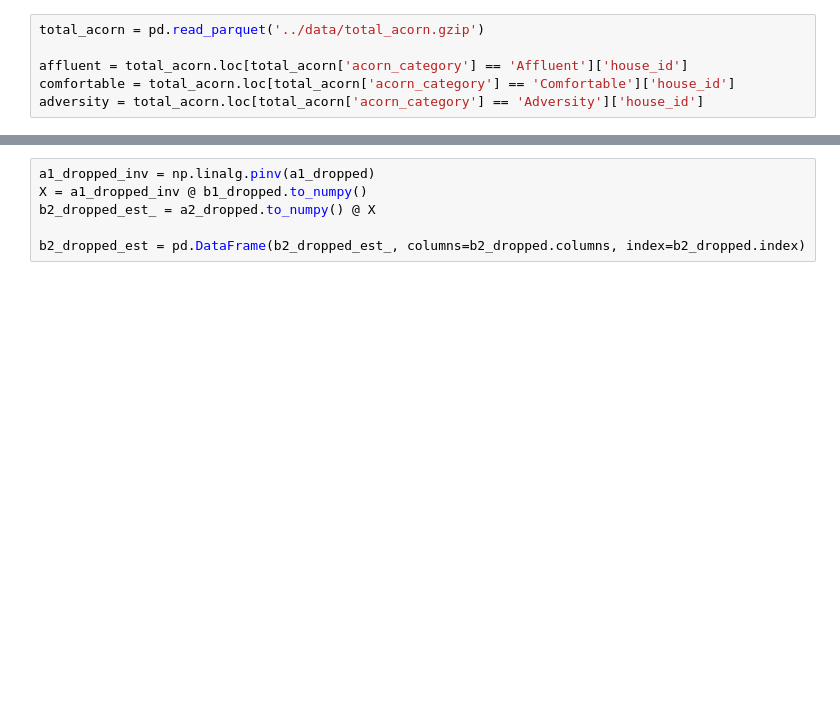
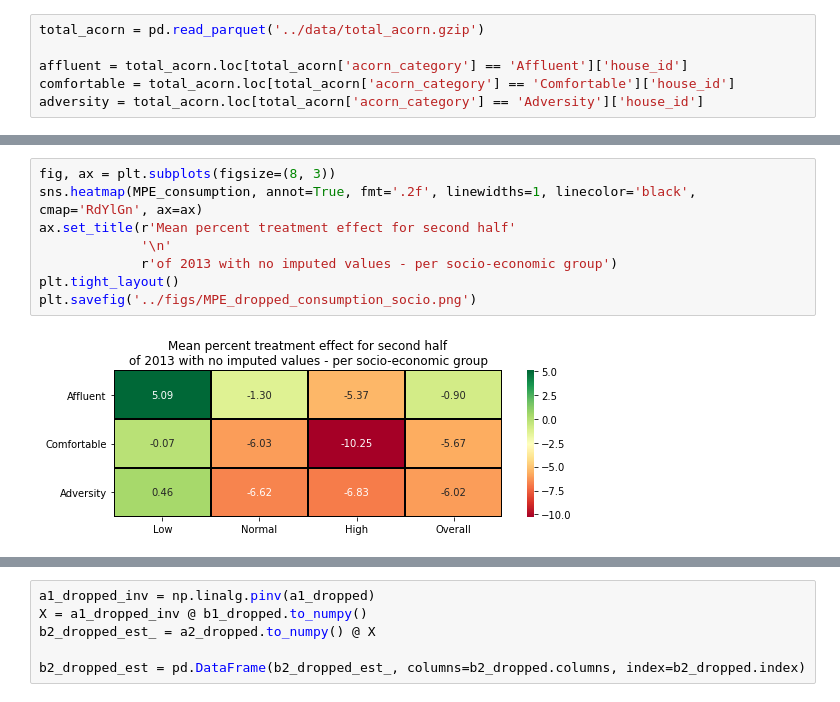
Before and after one commit to sabanejad/demand-response, a Jupyter notebook: code/multi_linreg.ipynb, the cells around one changed output, grey strips where cells are left out. Saved outputs shown, nothing was run; the diff lists cells and outputs as text; blank space fills up the shorter version.

```diff
--- a/code/multi_linreg.ipynb
+++ b/code/multi_linreg.ipynb
@@ -41,0 +207,10 @@ slice_2013_t = total_usage_2013.loc[(total_usage_2013['date_time'].dt.normalize(
+# %%
+fig, ax = plt.subplots(figsize=(8, 3))
+sns.heatmap(MPE_consumption, annot=True, fmt='.2f', linewidths=1, linecolor='black', cmap='RdYlGn', ax=ax)
+ax.set_title(r'Mean percent treatment effect for second half'
+             '\n'
+             r'of 2013 with no imputed values - per socio-economic group')
+plt.tight_layout()
+plt.savefig('../figs/MPE_dropped_consumption_socio.png')
+# %% [output]
+[figure, added]
```
Also changed, not shown: parts of 33 cells of this notebook, 32 other files.
